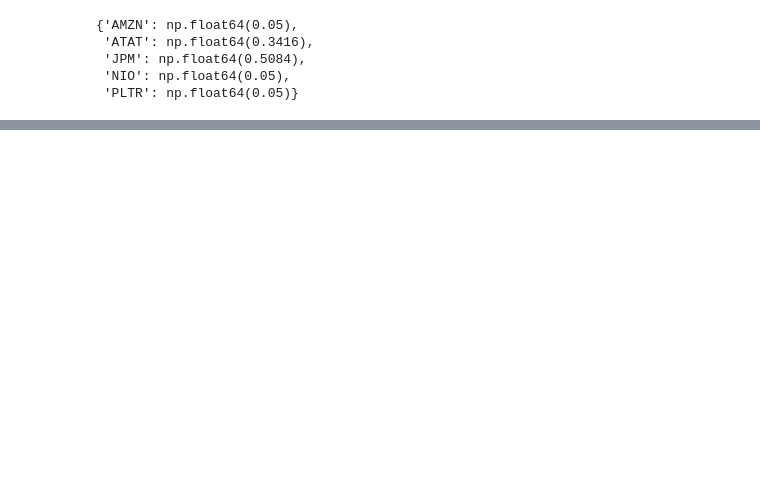
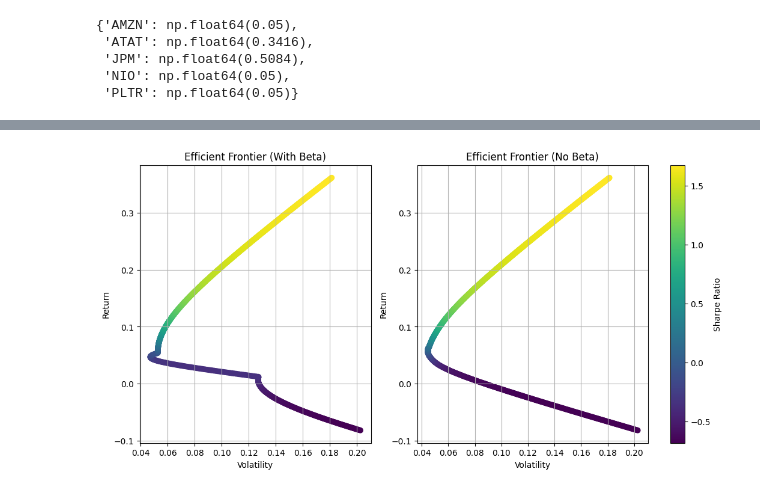
Before and after one commit to GongJr0/NeoPortfolio, a Jupyter notebook: main.ipynb, the cells around one changed output, grey strips where cells are left out. Cells and saved outputs as stored; diff of their text form; code cells hidden in the pictures; blank space fills up the shorter version.

Commit message:
Added Efficient Frontier
Efficient frontier plotting function implemented in _class.Markowitz.py

```diff
--- a/main.ipynb
+++ b/main.ipynb
@@ -46,0 +47,4 @@ markowitz._beta()
+# %%
+markowitz.efficient_frontier()
+# %% [output]
+[figure, added]
```
Also changed, not shown: parts of 3 cells of this notebook, 1 other file.
